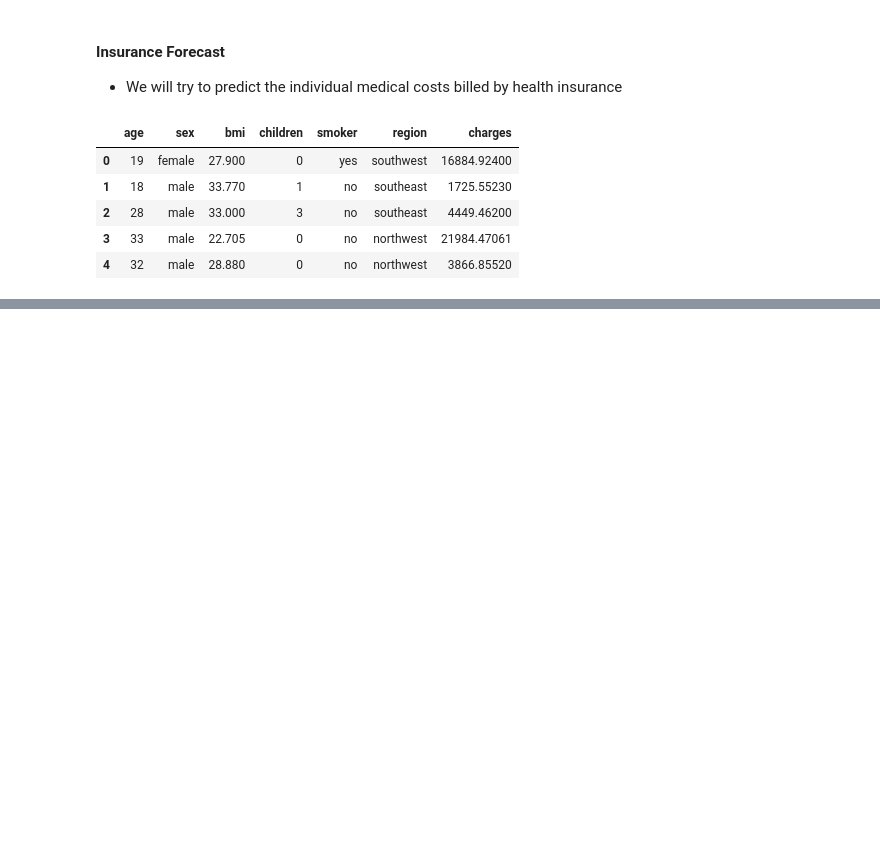
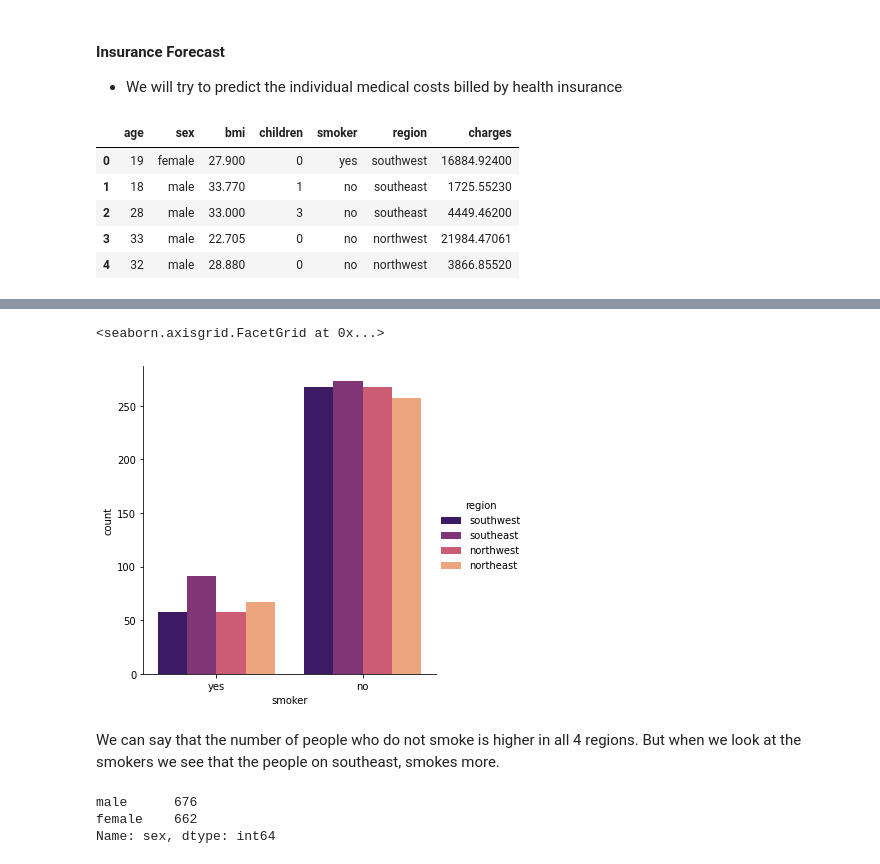
Before and after one commit to devrimakkoy/Global_AI_Hub_Proje, a Jupyter notebook: Insurance_Forecast.ipynb, the cells around one changed output, grey strips where cells are left out. Cells and saved outputs as stored; diff of their text form; code cells hidden in the pictures; blank space fills up the shorter version.

```diff
--- a/Insurance_Forecast.ipynb
+++ b/Insurance_Forecast.ipynb
@@ -18,0 +92,16 @@ df.head()
+# %%
+# Smoking rates by region
+sns.catplot(x="smoker", kind="count",hue = 'region', palette="magma", data=df)
+# %% [output]
+<seaborn.axisgrid.FacetGrid at 0x...>
+[figure, added]
+# %% [markdown]
+We can say that the number of people who do not smoke is higher in all 4 regions. But when we look at the smokers we see that the people on southeast, smokes more.
+# %%
+# First, let's look at the gender distribution on the data.
+gender = df["sex"].value_counts()
+gender
+# %% [output]
+male      676
+female    662
+Name: sex, dtype: int64
```
Also changed, not shown: parts of 15 cells of this notebook.
